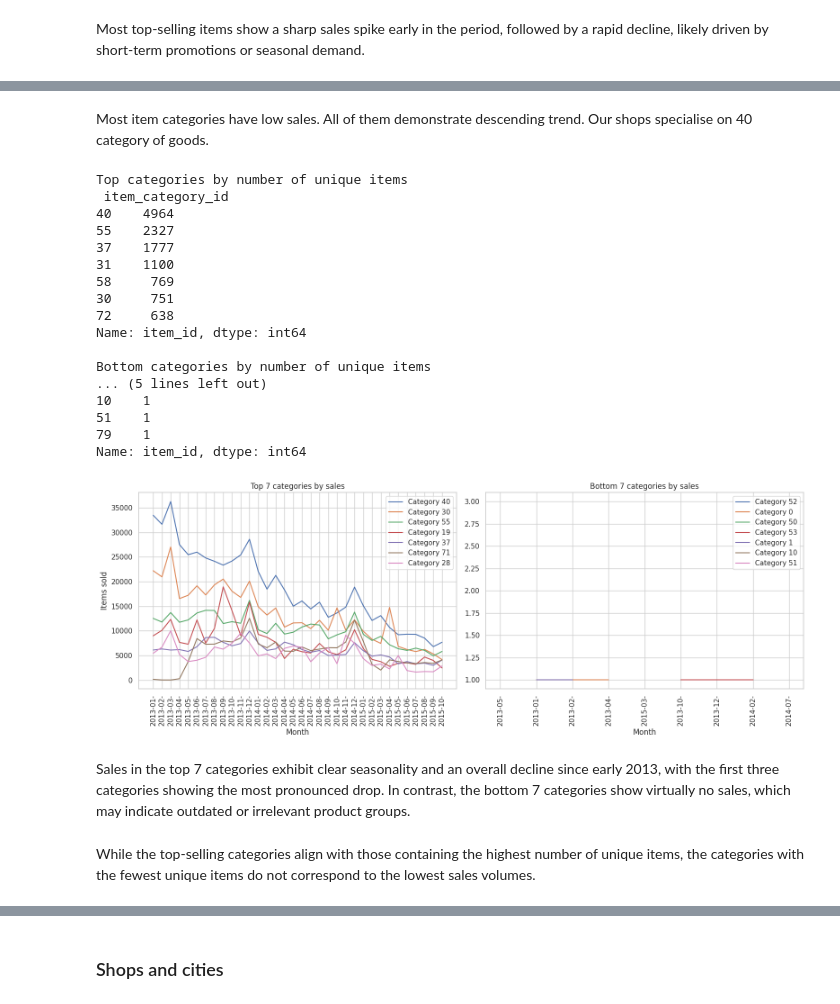
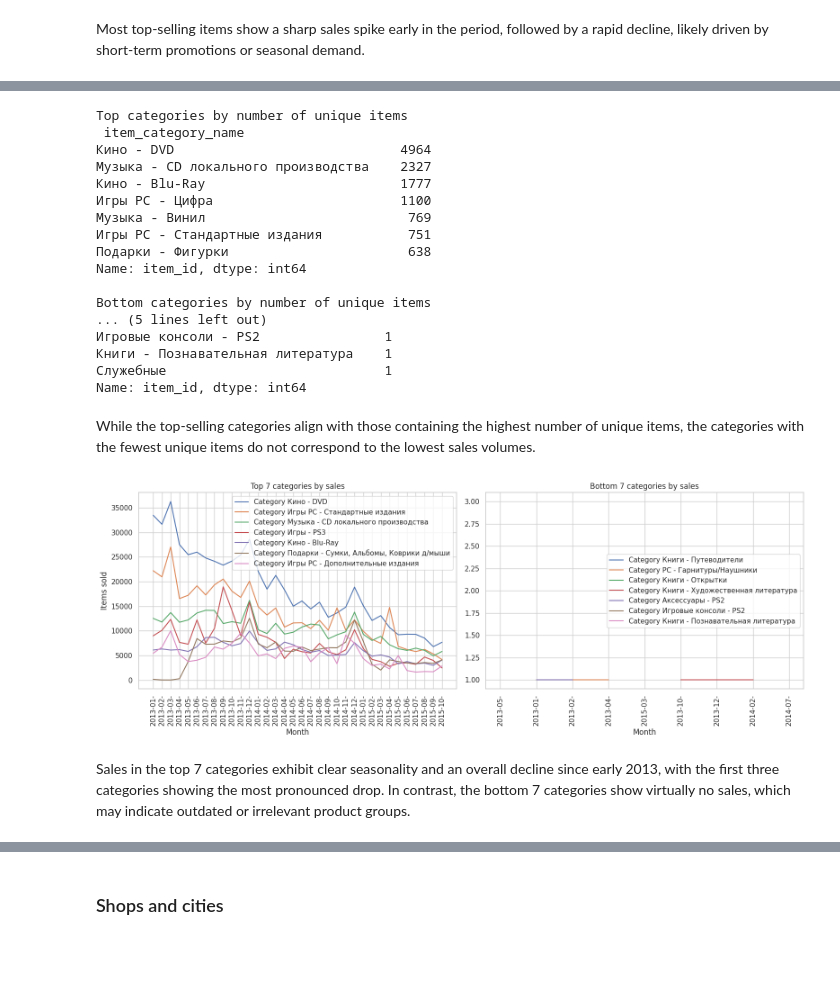
Before and after one commit to katsiarynashymchonak-trainee/ds-practice, a Jupyter notebook: EDA.ipynb, the cells around one changed output, grey strips where cells are left out. Saved outputs shown, nothing was run; the diff lists cells and outputs as text; code cells hidden in the pictures; blank space fills up the shorter version.

```diff
--- a/EDA.ipynb
+++ b/EDA.ipynb
@@ -102,3 +102,7 @@ shops.head()
 | 2 | Адыгея ТЦ "Мега" | 2 |
 | 3 | Балашиха ТРК "Октябрь-Киномир" | 3 |
 | 4 | Волжский ТЦ "Волга Молл" | 4 |
+# %%
+# Load categories
+categories = pd.read_csv("/content/drive/MyDrive/ds-practice/data/raw/item_categories.csv")
+categories.head()
@@ -105,6 +116,6 @@ shops.head()
 # %%
 # Load items
-items = pd.read_csv("/content/drive/MyDrive/ds-practice/data/items.csv")
+items = pd.read_csv("/content/drive/MyDrive/ds-practice/data/raw/items.csv")
 items.head()
 # %% [output]
 |  | item_name | item_id | item_category_id |
@@ -115,7 +126,9 @@ items.head()
 | 4 | ***КОРОБКА (СТЕКЛО) D | 4 | 40 |
 # %%
 # Merge shops and items info
-train = train.merge(items, how="left", on="item_id").merge(shops, how="left", on="shop_id")
+train = train.merge(items, how="left", on="item_id")
+train = train.merge(shops, how="left", on="shop_id")
+train = train.merge(categories, how="left", on="item_category_id")
 descr_features(train)
 # %% [output]
 |  | data_type | meaning | n_NaN | %NaN | nunique | count | unique | top | freq | mean | std | ... |
@@ -496,8 +493,6 @@ plt.tight_layout()
-# %% [markdown]
-Most item categories have low sales. All of them demonstrate descending trend. Our shops specialise on 40 category of goods.
 # %%
 category_item_counts = (
-    train.groupby('item_category_id')['item_id']
+    train.groupby('item_category_name')['item_id']
     .nunique()
     .sort_values(ascending=False)
 )
@@ -506,25 +501,27 @@ print("Top categories by number of unique items\n", category_item_counts.head(7)
 print("\nBottom categories by number of unique items\n", category_item_counts.tail(7))
 # %% [output]
 Top categories by number of unique items
- item_category_id
-40    4964
-55    2327
-37    1777
-31    1100
-58     769
-30     751
-72     638
+ item_category_name
+Кино - DVD                             4964
+Музыка - CD локального производства    2327
+Кино - Blu-Ray                         1777
+Игры PC - Цифра                        1100
+Музыка - Винил                          769
+Игры PC - Стандартные издания           751
+Подарки - Фигурки                       638
 Name: item_id, dtype: int64
 
 Bottom categories by number of unique items
 ... (5 lines left out)
-10    1
-51    1
-79    1
+Игровые консоли - PS2                1
+Книги - Познавательная литература    1
+Служебные                            1
 Name: item_id, dtype: int64
+# %% [markdown]
+While the top-selling categories align with those containing the highest number of unique items, the categories with the fewest unique items do not correspond to the lowest sales volumes.
 # %%
 # Aggregate total sales by item category
-category_sales = train.groupby('item_category_id')['item_cnt_day'].sum()
+category_sales = train.groupby('item_category_name')['item_cnt_day'].sum()
 category_sales = category_sales.sort_values(ascending=False)
 
 # Select top 7 and bottom 7 categories by total sales
@@ -533,45 +530,43 @@ bottom_7 = category_sales.tail(7).index.tolist()
 selected_categories = top_7 + bottom_7
 
 # Filter dataset to include only selected categories
-filtered_df = train[train['item_category_id'].isin(selected_categories)]
+filtered_df = train[train['item_category_name'].isin(selected_categories)]
 
 # Aggregate monthly sales for selected categories
 monthly_sales = (
     filtered_df
-    .groupby(['year_month', 'item_category_id'])['item_cnt_day']
+    .groupby(['year_month', 'item_category_name'])['item_cnt_day']
     .sum()
     .reset_index()
 )
 # %%
 # Create figure with two subplots
 fig, axes = plt.subplots(1, 2, figsize=(16, 6), sharey=False)
 
 # Plot sales trends for top 7 categories
-for cat_id in top_7:
-    data = monthly_sales[monthly_sales['item_category_id'] == cat_id]
-    axes[0].plot(data['year_month'], data['item_cnt_day'], label=f'Category {cat_id}')
+for cat_name in top_7:
+    data = monthly_sales[monthly_sales['item_category_name'] == cat_name]
+    axes[0].plot(data['year_month'], data['item_cnt_day'], label=f'Category {cat_name}')
 axes[0].set_title('Top 7 categories by sales')
 axes[0].set_xlabel('Month')
 axes[0].set_ylabel('Items sold')
 axes[0].legend()
 axes[0].grid(True)
 axes[0].tick_params(axis="x", rotation=90)
 
 # Plot sales trends for bottom 7 categories
-for cat_id in bottom_7:
-    data = monthly_sales[monthly_sales['item_category_id'] == cat_id].sort_values('year_month')
-    axes[1].plot(data['year_month'], data['item_cnt_day'], label=f'Category {cat_id}')
+for cat_name in bottom_7:
+    data = monthly_sales[monthly_sales['item_category_name'] == cat_name].sort_values('year_month')
+    axes[1].plot(data['year_month'], data['item_cnt_day'], label=f'Category {cat_name}')
 axes[1].set_title('Bottom 7 categories by sales')
 axes[1].set_xlabel('Month')
 axes[1].legend()
 axes[1].grid(True)
 axes[1].tick_params(axis="x", rotation=90)
 
 plt.tight_layout()
 plt.show()
 # %% [output]
-[figure, old version]
+[figure, new version]
 # %% [markdown]
 Sales in the top 7 categories exhibit clear seasonality and an overall decline since early 2013, with the first three categories showing the most pronounced drop. In contrast, the bottom 7 categories show virtually no sales, which may indicate outdated or irrelevant product groups.
-# %% [markdown]
-While the top-selling categories align with those containing the highest number of unique items, the categories with the fewest unique items do not correspond to the lowest sales volumes.
```
Also changed, not shown: parts of 13 cells of this notebook.
